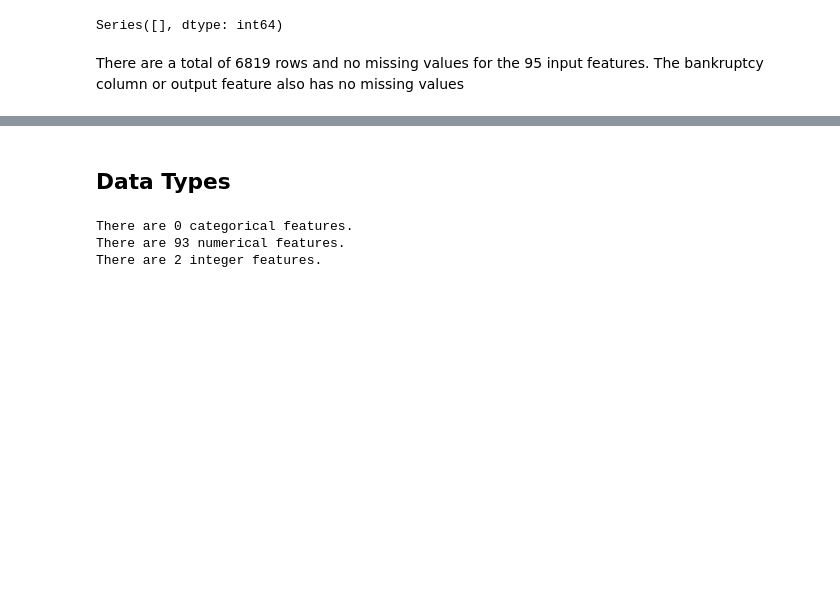
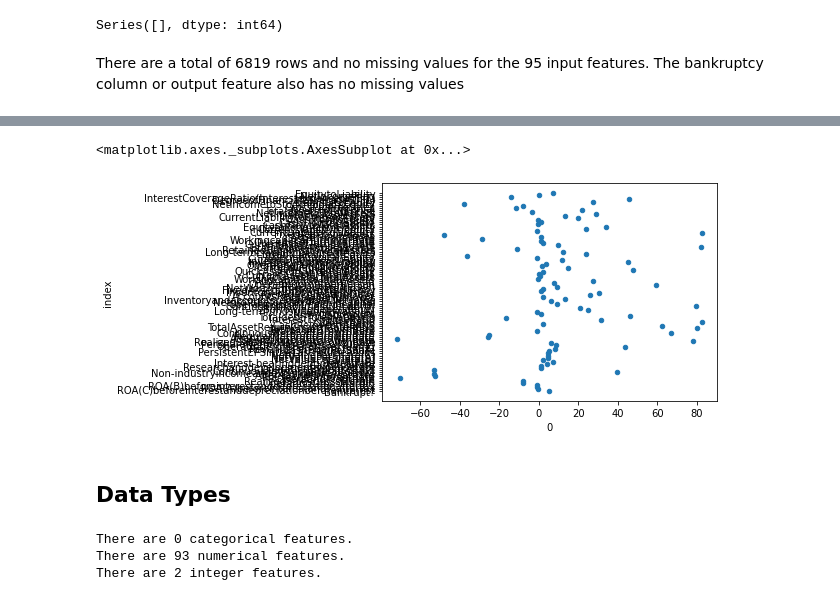
Before and after one commit to oimartin/company_bankruptcy_predictions, a Jupyter notebook: Notebook_bankrupt.ipynb, the cells around one changed output, grey strips where cells are left out. Saved outputs shown, nothing was run; the diff lists cells and outputs as text; code cells hidden in the pictures; blank space fills up the shorter version.

```diff
--- a/Notebook_bankrupt.ipynb
+++ b/Notebook_bankrupt.ipynb
@@ -58,2 +118,8 @@ There are a total of 6819 rows and no missing values for the 95 input features.
+# %%
+ply.figure(fig)
+pd.DataFrame(data.skew()).reset_index().plot.scatter(x=0, y='index')
+# %% [output]
+<matplotlib.axes._subplots.AxesSubplot at 0x...>
+[figure, added]
 # %% [markdown]
 ## Data Types
```
Also changed, not shown: parts of 12 cells of this notebook.
